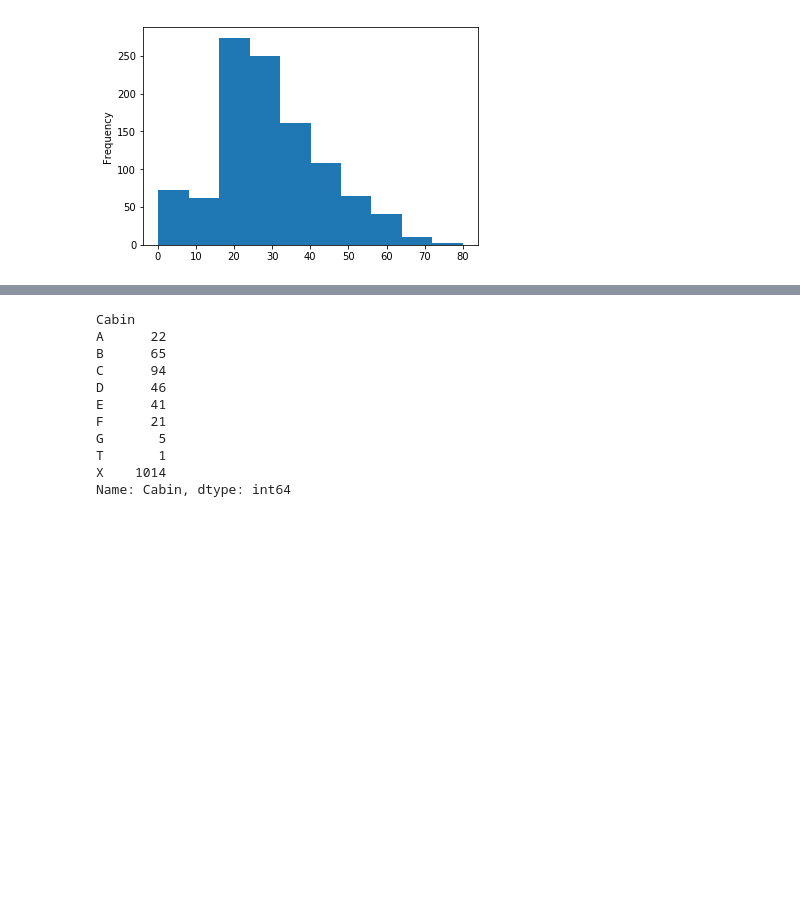
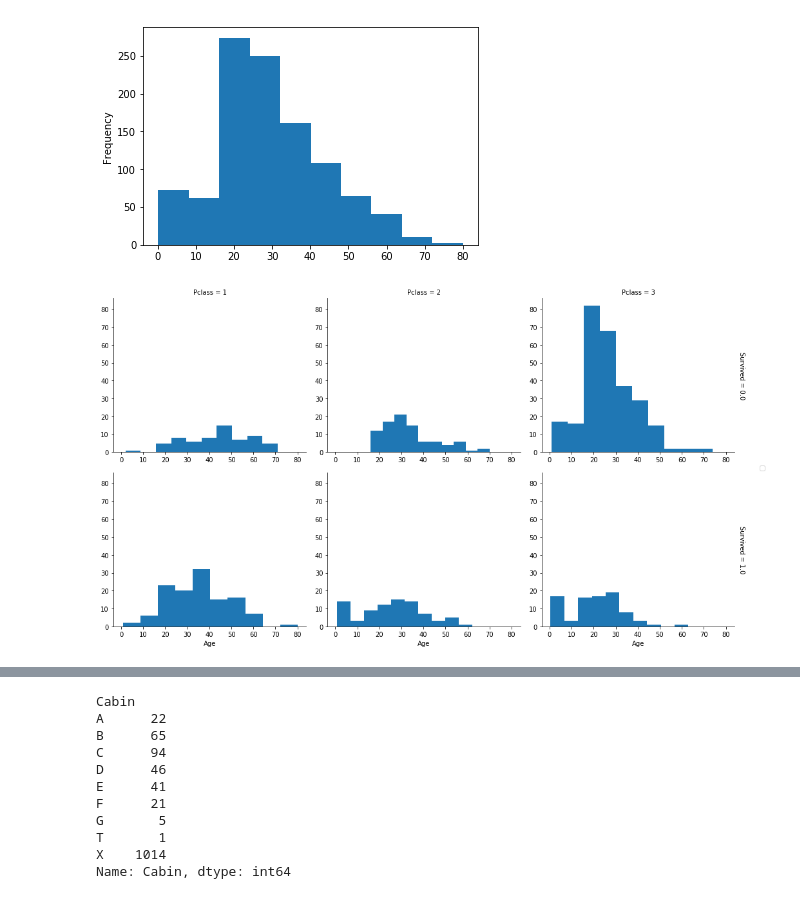
Before and after one commit to AndersonOliveiraDaRocha/Kaggle_Competitions, a Jupyter notebook: Titanic ML/Train Kaggle.ipynb, the cells around one changed output, grey strips where cells are left out. Saved outputs shown, nothing was run; the diff lists cells and outputs as text; code cells hidden in the pictures; blank space fills up the shorter version.

```diff
--- a/Titanic ML/Train Kaggle.ipynb
+++ b/Titanic ML/Train Kaggle.ipynb
@@ -34,3 +34,10 @@ merged.Age.plot.hist()
 # %% [output]
 <matplotlib.axes._subplots.AxesSubplot at 0x...>
 [figure]
+# %%
+#merged.groupby(['Embarked'])['PassengerId'].count()
+g = sns.FacetGrid(merged, col='Pclass',row='Survived',aspect=1.2,size=4,margin_titles=True)
+g.map(plt.hist, 'Age')
+g.add_legend();
+# %% [output]
+[figure, added]
```
Also changed, not shown: parts of 20 cells of this notebook, 1 other file.
